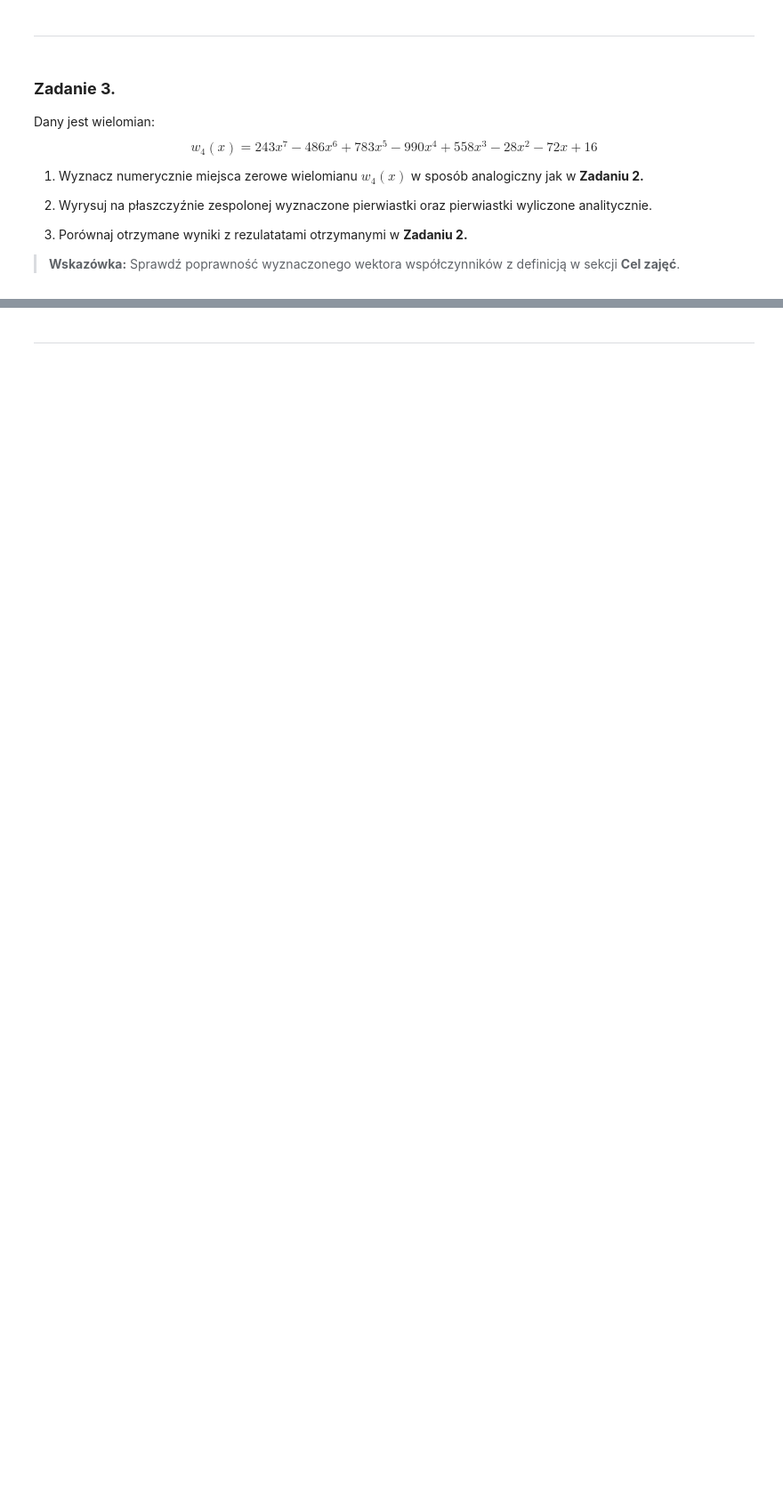
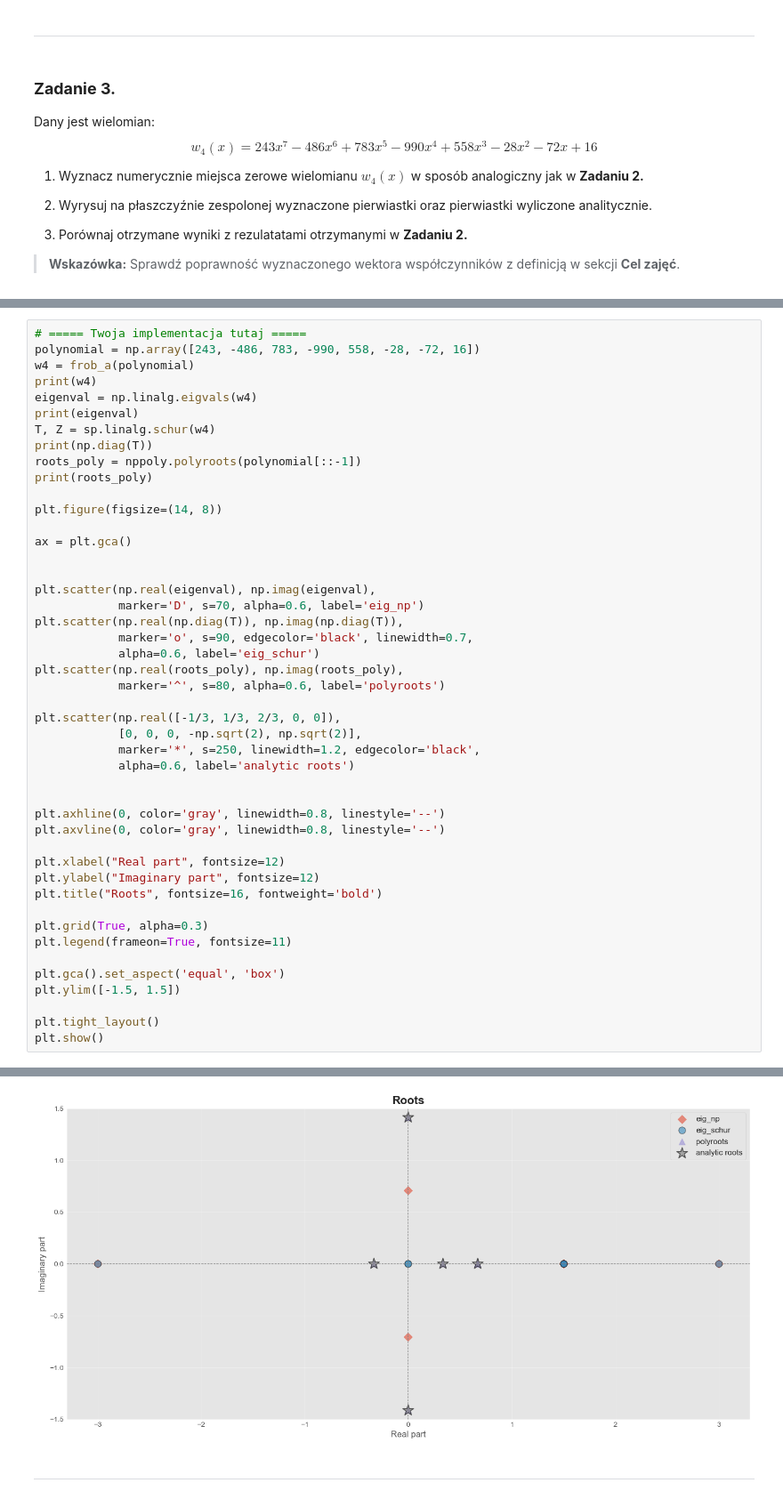
Before and after one commit to MN-KJ-2025/lab-7-pierwiastki-maciejonpg, a Jupyter notebook: sprawozdanie.ipynb, the cells around one changed output, grey strips where cells are left out. Shown at 89% size. Cells and saved outputs as stored; diff of their text form; blank space fills up the shorter version.

```diff
--- a/sprawozdanie.ipynb
+++ b/sprawozdanie.ipynb
@@ -228,0 +312,47 @@ $$
+# %%
+# ===== Twoja implementacja tutaj =====
+polynomial = np.array([243, -486, 783, -990, 558, -28, -72, 16])
+w4 = frob_a(polynomial)
+print(w4)
+eigenval = np.linalg.eigvals(w4)
+print(eigenval)
+T, Z = sp.linalg.schur(w4)
+print(np.diag(T))
+roots_poly = nppoly.polyroots(polynomial[::-1])
+print(roots_poly)
+
+plt.figure(figsize=(14, 8))
+
+ax = plt.gca()
+
+
+plt.scatter(np.real(eigenval), np.imag(eigenval),
+            marker='D', s=70, alpha=0.6, label='eig_np')
+plt.scatter(np.real(np.diag(T)), np.imag(np.diag(T)),
+            marker='o', s=90, edgecolor='black', linewidth=0.7,
+            alpha=0.6, label='eig_schur')
+plt.scatter(np.real(roots_poly), np.imag(roots_poly),
+            marker='^', s=80, alpha=0.6, label='polyroots')
+
+plt.scatter(np.real([-1/3, 1/3, 2/3, 0, 0]),
+            [0, 0, 0, -np.sqrt(2), np.sqrt(2)],
+            marker='*', s=250, linewidth=1.2, edgecolor='black',
+            alpha=0.6, label='analytic roots')
+
+
+plt.axhline(0, color='gray', linewidth=0.8, linestyle='--')
+plt.axvline(0, color='gray', linewidth=0.8, linestyle='--')
+
+plt.xlabel("Real part", fontsize=12)
+plt.ylabel("Imaginary part", fontsize=12)
+plt.title("Roots", fontsize=16, fontweight='bold')
+
+plt.grid(True, alpha=0.3)
+plt.legend(frameon=True, fontsize=11)
+
+plt.gca().set_aspect('equal', 'box')
+plt.ylim([-1.5, 1.5])
+
+plt.tight_layout()
+plt.show()
+# %% [output]
@@ -229,2 +376,3 @@ $$
+[figure, added]
 # %% [markdown]
 ---
```
Also changed, not shown: parts of 10 cells of this notebook, 1 other file.
